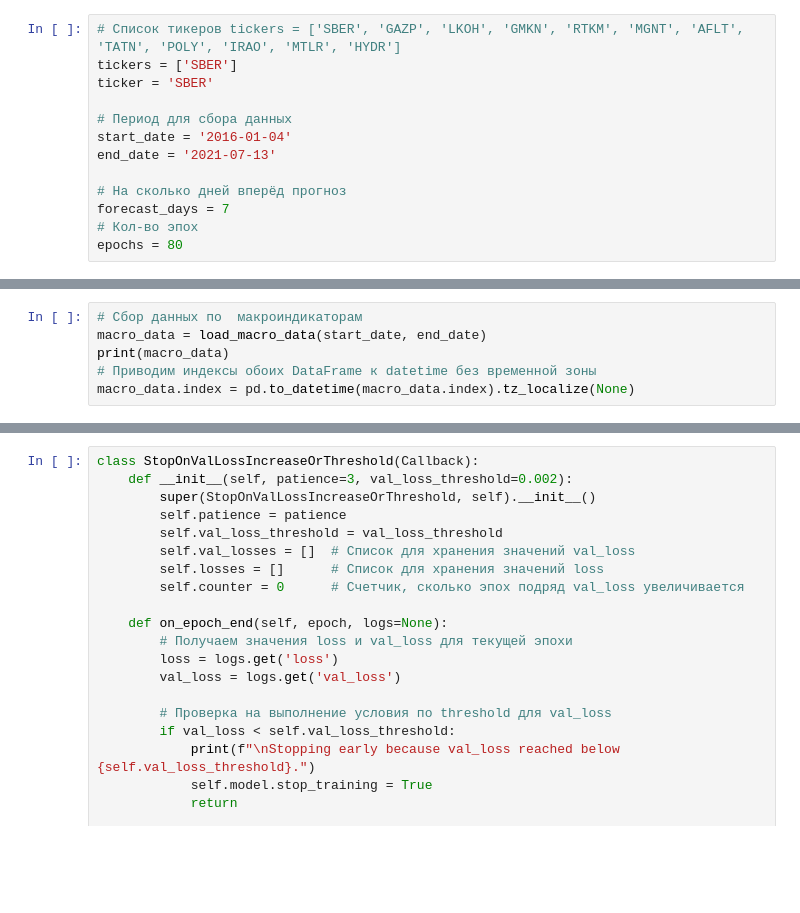
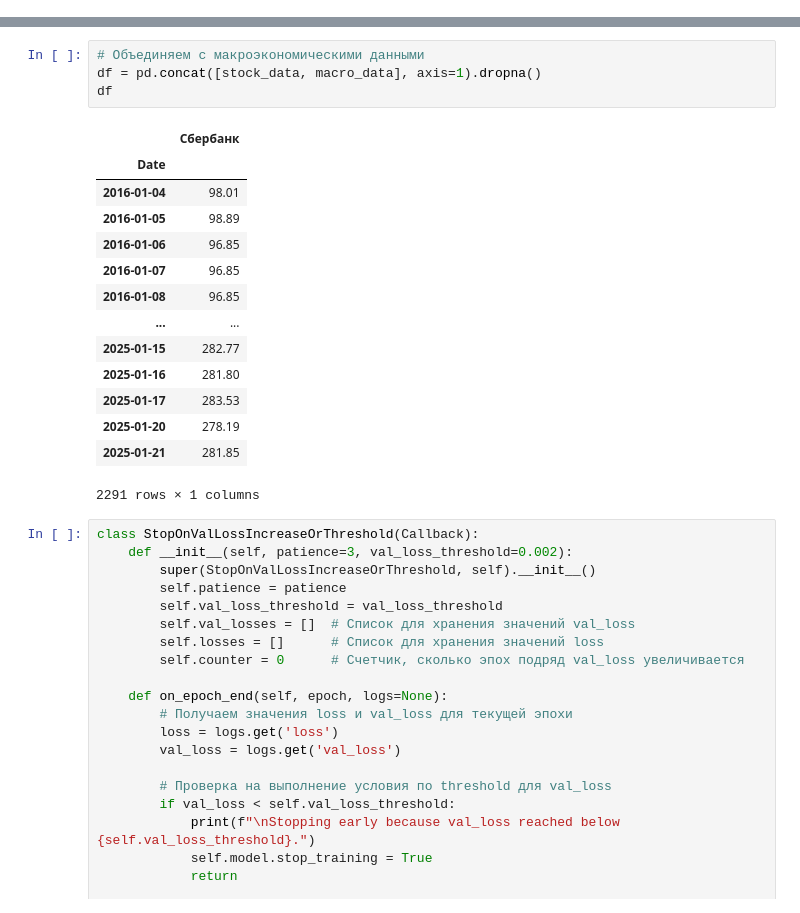
Before and after one commit to RomkaLutsenko/stocks-app, a Jupyter notebook: Магистерская_LSTM_Акции.ipynb, the cells around one changed output, grey strips where cells are left out. Drawn from its saved outputs; the diff is of its cells as text; blank space fills up the shorter version.

```diff
--- a/Магистерская_LSTM_Акции.ipynb
+++ b/Магистерская_LSTM_Акции.ipynb
@@ -92,16 +144,3 @@ Requirement already satisfied: packaging in c:\users\roman\appdata\roaming\pytho
 [notice] A new release of pip available: 22.3.1 -> 25.0
 [notice] To update, run: python.exe -m pip install --upgrade pip
 ... (4 outputs left out)
-# %%
-# Список тикеров tickers = ['SBER', 'GAZP', 'LKOH', 'GMKN', 'RTKM', 'MGNT', 'AFLT', 'TATN', 'POLY', 'IRAO', 'MTLR', 'HYDR']
-tickers = ['SBER']
-ticker = 'SBER'
-
-# Период для сбора данных
-start_date = '2016-01-04'
-end_date = '2021-07-13'
-
-# На сколько дней вперёд прогноз
-forecast_days = 7
-# Кол-во эпох
-epochs = 80
@@ -184,6 +146,0 @@ def load_macro_data(start_date, end_date):
-# %%
-# Сбор данных по  макроиндикаторам
-macro_data = load_macro_data(start_date, end_date)
-print(macro_data)
-# Приводим индексы обоих DataFrame к datetime без временной зоны
-macro_data.index = pd.to_datetime(macro_data.index).tz_localize(None)
@@ -255,3 +397,22 @@ df
+# %%
+# Объединяем с макроэкономическими данными
+df = pd.concat([stock_data, macro_data], axis=1).dropna()
+df
+# %% [output]
+|  | Сбербанк |
+| Date |  |
+| 2016-01-04 | 98.01 |
+| 2016-01-05 | 98.89 |
+| 2016-01-06 | 96.85 |
+| 2016-01-07 | 96.85 |
+| 2016-01-08 | 96.85 |
+| ... | ... |
+| 2025-01-15 | 282.77 |
+| 2025-01-16 | 281.80 |
+| 2025-01-17 | 283.53 |
+| 2025-01-20 | 278.19 |
+| 2025-01-21 | 281.85 |
+2291 rows × 1 columns
 # %%
 class StopOnValLossIncreaseOrThreshold(Callback):
     def __init__(self, patience=3, val_loss_threshold=0.002):
```
Also changed, not shown: parts of 25 cells of this notebook, 7 other files.
